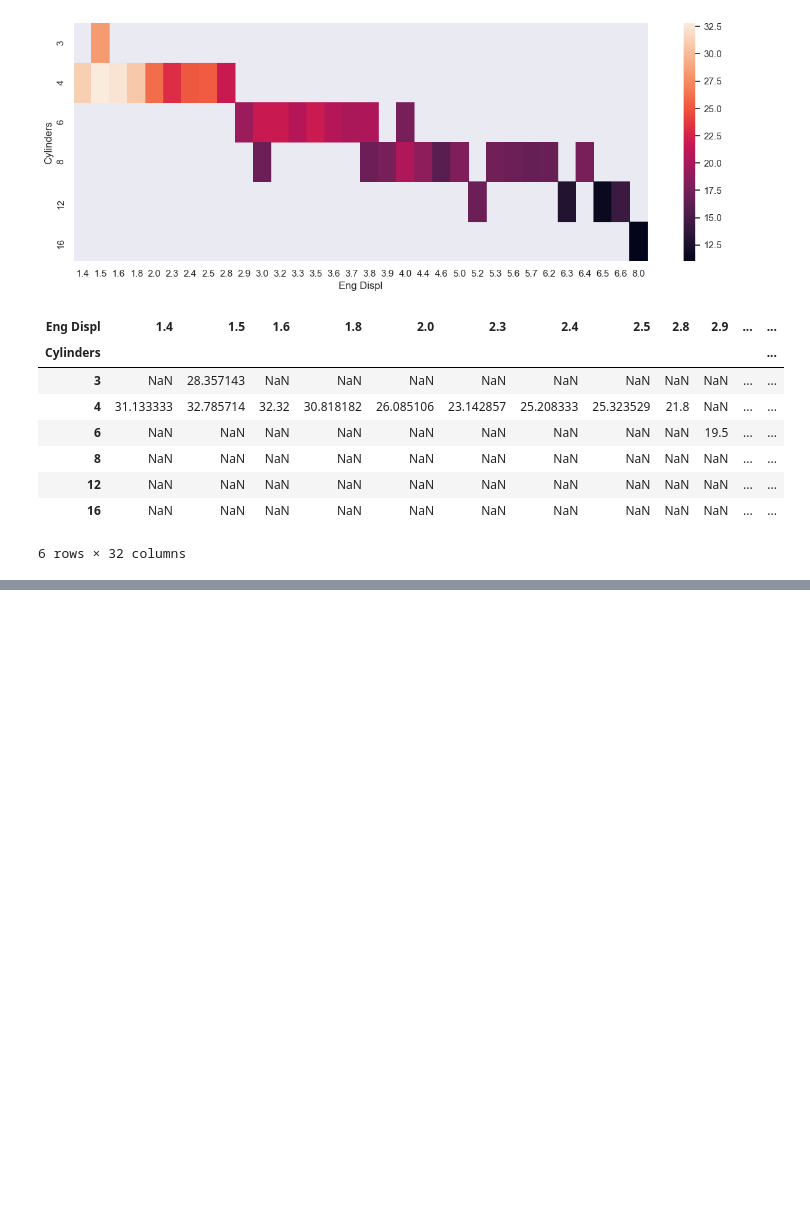
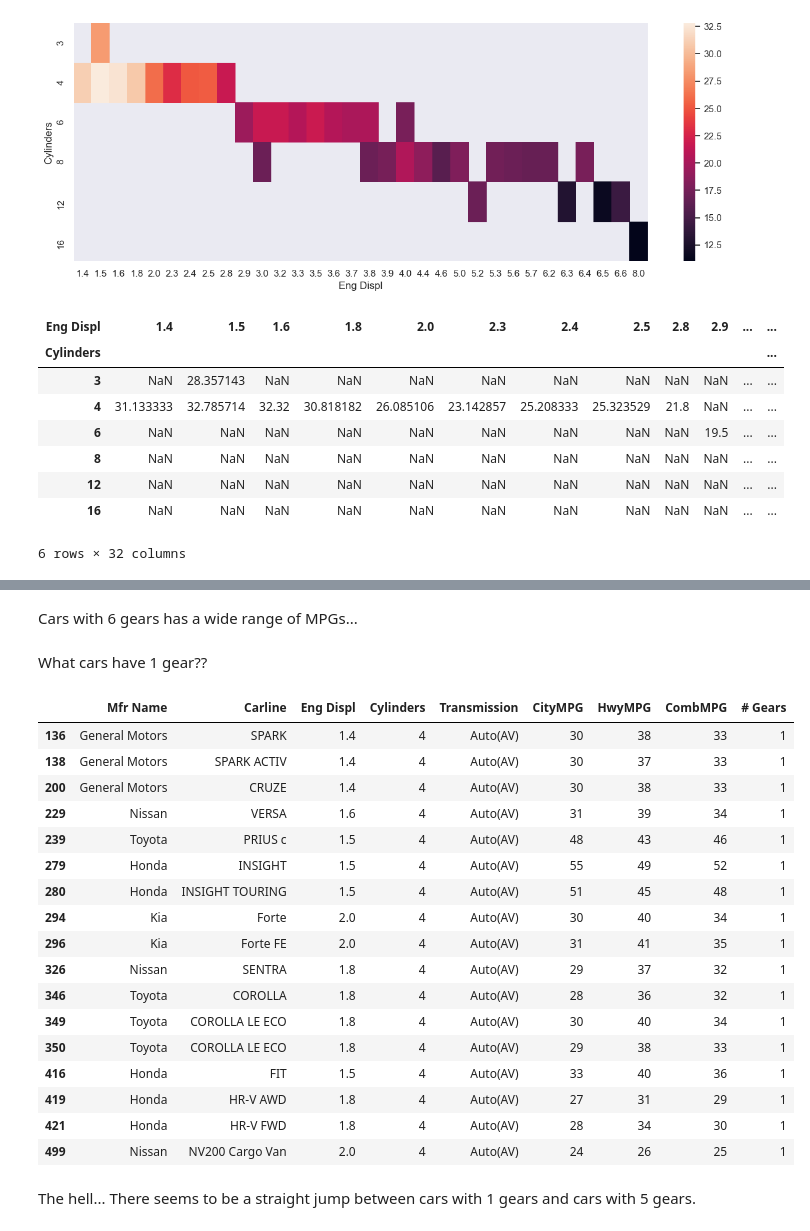
Before and after one commit to Ozxahmed/ML_DS_DL_Udemy_Course, a Jupyter notebook: s2_statistics_probability_refresher.ipynb, the cells around one changed output, grey strips where cells are left out. Saved outputs shown, nothing was run; the diff lists cells and outputs as text; code cells hidden in the pictures; blank space fills up the shorter version.

```diff
--- a/s2_statistics_probability_refresher.ipynb
+++ b/s2_statistics_probability_refresher.ipynb
@@ -699,0 +719,27 @@ df2
+# %% [markdown]
+Cars with 6 gears has a wide range of MPGs...
+# %% [markdown]
+What cars have 1 gear??
+# %%
+df[df['# Gears'] <= 2]
+# %% [output]
+|  | Mfr Name | Carline | Eng Displ | Cylinders | Transmission | CityMPG | HwyMPG | CombMPG | # Gears |
+| 136 | General Motors | SPARK | 1.4 | 4 | Auto(AV) | 30 | 38 | 33 | 1 |
+| 138 | General Motors | SPARK ACTIV | 1.4 | 4 | Auto(AV) | 30 | 37 | 33 | 1 |
+| 200 | General Motors | CRUZE | 1.4 | 4 | Auto(AV) | 30 | 38 | 33 | 1 |
+| 229 | Nissan | VERSA | 1.6 | 4 | Auto(AV) | 31 | 39 | 34 | 1 |
+| 239 | Toyota | PRIUS c | 1.5 | 4 | Auto(AV) | 48 | 43 | 46 | 1 |
+| 279 | Honda | INSIGHT | 1.5 | 4 | Auto(AV) | 55 | 49 | 52 | 1 |
+| 280 | Honda | INSIGHT TOURING | 1.5 | 4 | Auto(AV) | 51 | 45 | 48 | 1 |
+| 294 | Kia | Forte | 2.0 | 4 | Auto(AV) | 30 | 40 | 34 | 1 |
+| 296 | Kia | Forte FE | 2.0 | 4 | Auto(AV) | 31 | 41 | 35 | 1 |
+| 326 | Nissan | SENTRA | 1.8 | 4 | Auto(AV) | 29 | 37 | 32 | 1 |
+| 346 | Toyota | COROLLA | 1.8 | 4 | Auto(AV) | 28 | 36 | 32 | 1 |
+| 349 | Toyota | COROLLA LE ECO | 1.8 | 4 | Auto(AV) | 30 | 40 | 34 | 1 |
+| 350 | Toyota | COROLLA LE ECO | 1.8 | 4 | Auto(AV) | 29 | 38 | 33 | 1 |
+| 416 | Honda | FIT | 1.5 | 4 | Auto(AV) | 33 | 40 | 36 | 1 |
+| 419 | Honda | HR-V AWD | 1.8 | 4 | Auto(AV) | 27 | 31 | 29 | 1 |
+| 421 | Honda | HR-V FWD | 1.8 | 4 | Auto(AV) | 28 | 34 | 30 | 1 |
+| 499 | Nissan | NV200 Cargo Van | 2.0 | 4 | Auto(AV) | 24 | 26 | 25 | 1 |
+# %% [markdown]
+The hell... There seems to be a straight jump between cars with 1 gears and cars with 5 gears.
```
Also changed, not shown: parts of 23 cells of this notebook, 1 other file.
